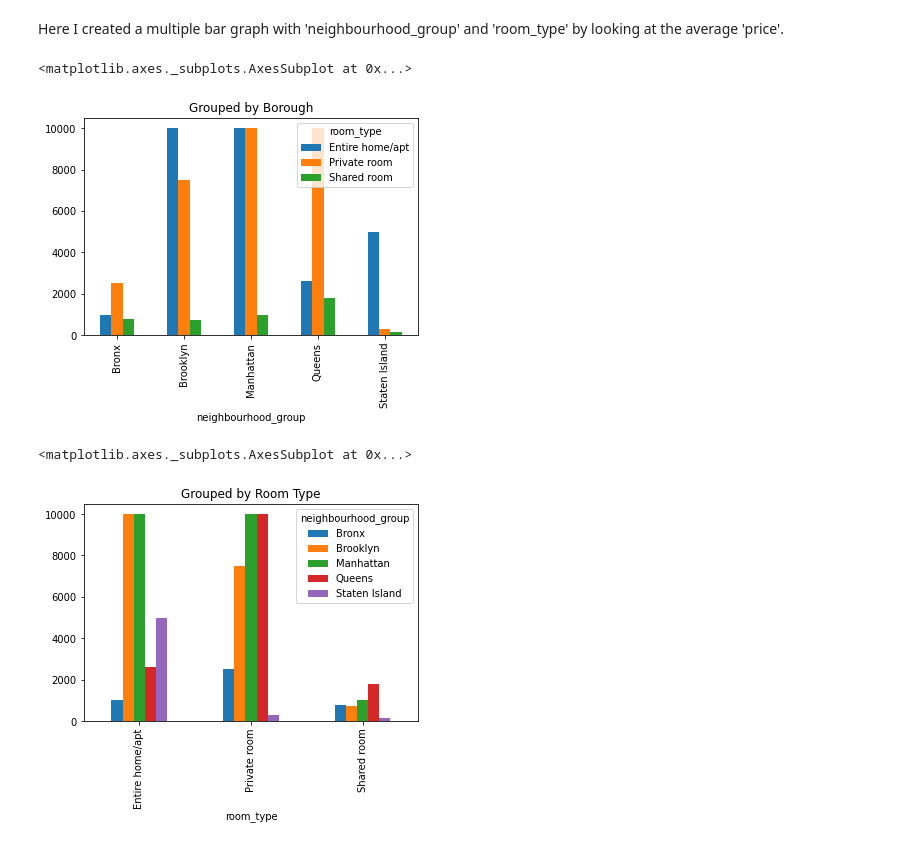
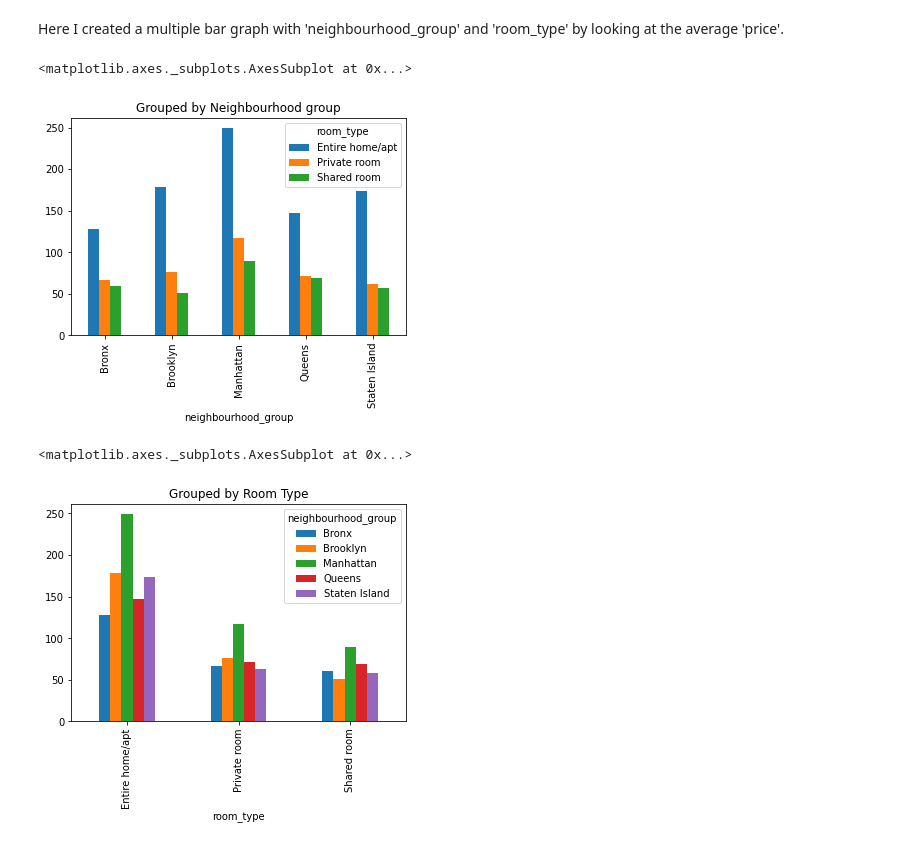
Before and after one commit to subshr4/subshr4, a Jupyter notebook: quiz24.ipynb, the cells around one changed output. Drawn from its saved outputs; the diff is of its cells as text; code cells hidden in the pictures.

```diff
--- a/quiz24.ipynb
+++ b/quiz24.ipynb
@@ -34,26 +35,26 @@ Here I created a multiple bar graph with 'neighbourhood_group' and 'room_type' b
 # %%
 df_pivot = pa.pivot_table(
     df,
     values="price",
     index="neighbourhood_group",
     columns="room_type",
-    aggfunc= max
+    aggfunc=np.mean
 )
 
-df_pivot.plot.bar(title = 'Grouped by Borough')
+df_pivot.plot.bar(title = 'Grouped by Neighbourhood group')
 # %% [output]
 <matplotlib.axes._subplots.AxesSubplot at 0x...>
-[figure, old version]
+[figure, new version]
 # %%
 df_pivot = pa.pivot_table(
     df,
     values="price",
     index="room_type",
     columns="neighbourhood_group",
-    aggfunc=max
+    aggfunc=np.mean
 )
 
 df_pivot.plot.bar(title = 'Grouped by Room Type')
 # %% [output]
 <matplotlib.axes._subplots.AxesSubplot at 0x...>
-[figure, old version]
+[figure, new version]
```
Also changed, not shown: parts of 2 cells of this notebook.
